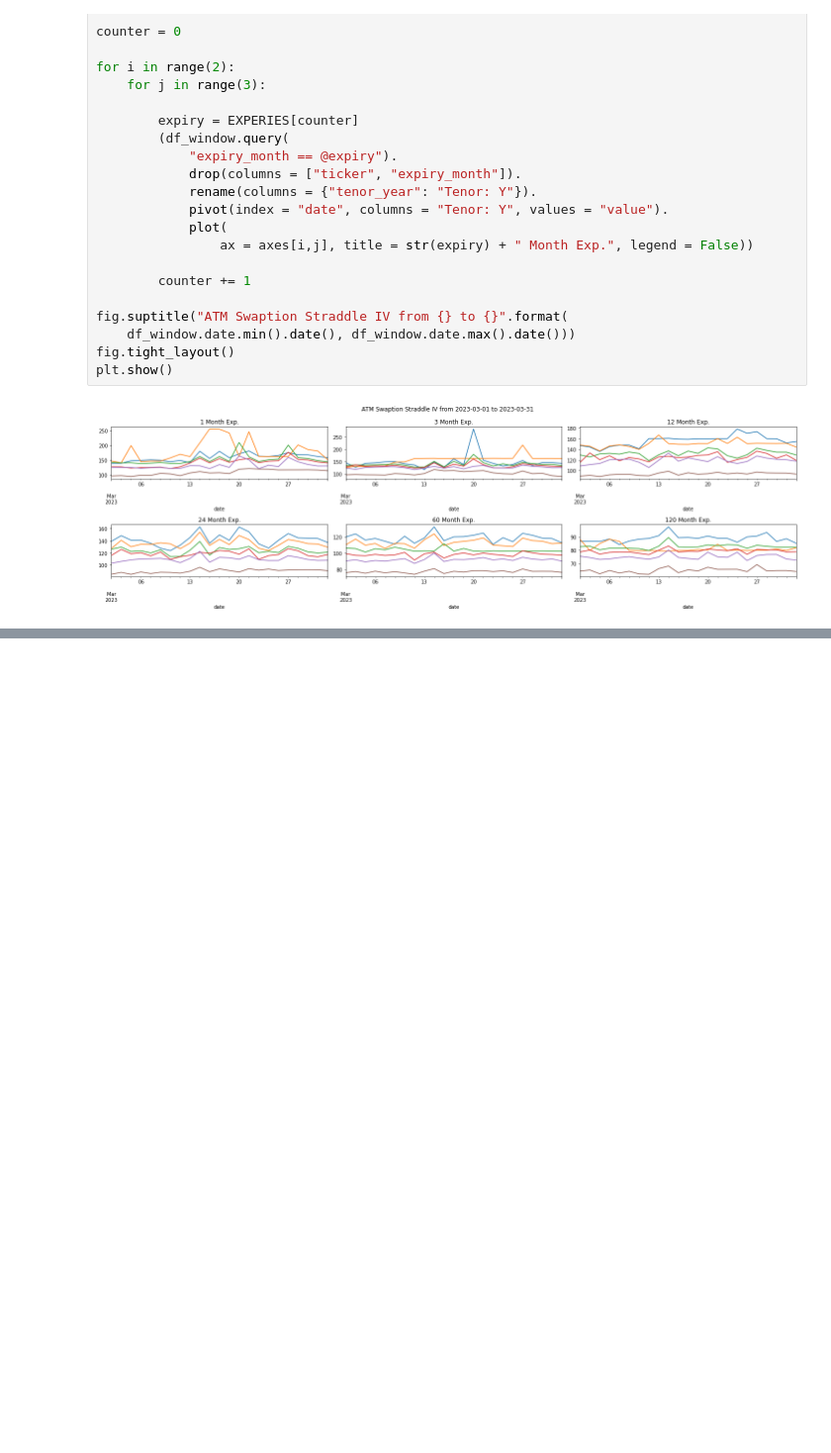
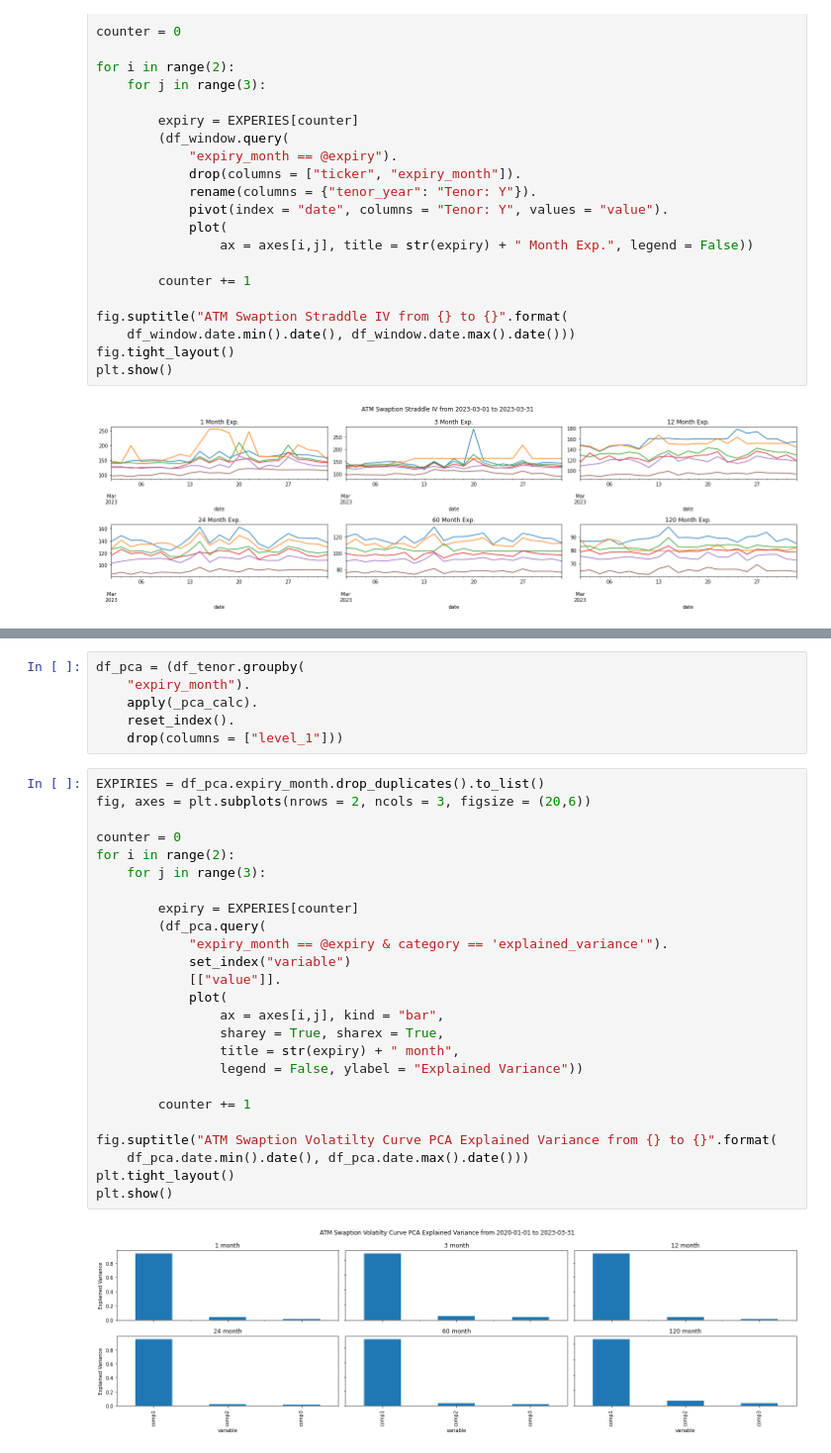
Before and after one commit to diegodalvarez/SwaptionVolPCASurface, a Jupyter notebook: root/svols_PCA.ipynb, the cells around one changed output, grey strips where cells are left out. Shown at 99% size. Cells and saved outputs as stored; diff of their text form; blank space fills up the shorter version.

```diff
--- a/root/svols_PCA.ipynb
+++ b/root/svols_PCA.ipynb
@@ -152,0 +216,33 @@ plt.show()
+# %%
+df_pca = (df_tenor.groupby(
+    "expiry_month").
+    apply(_pca_calc).
+    reset_index().
+    drop(columns = ["level_1"]))
+# %%
+EXPIRIES = df_pca.expiry_month.drop_duplicates().to_list()
+fig, axes = plt.subplots(nrows = 2, ncols = 3, figsize = (20,6))
+
+counter = 0
+for i in range(2):
+    for j in range(3):
+
+        expiry = EXPERIES[counter]
+        (df_pca.query(
+            "expiry_month == @expiry & category == 'explained_variance'").
+            set_index("variable")
+            [["value"]].
+            plot(
+                ax = axes[i,j], kind = "bar",
+                sharey = True, sharex = True,
+                title = str(expiry) + " month",
+                legend = False, ylabel = "Explained Variance"))
+
+        counter += 1
+
+fig.suptitle("ATM Swaption Volatilty Curve PCA Explained Variance from {} to {}".format(
+    df_pca.date.min().date(), df_pca.date.max().date()))
+plt.tight_layout()
+plt.show()
+# %% [output]
+[figure, added]
```
Also changed, not shown: parts of 9 cells of this notebook.
